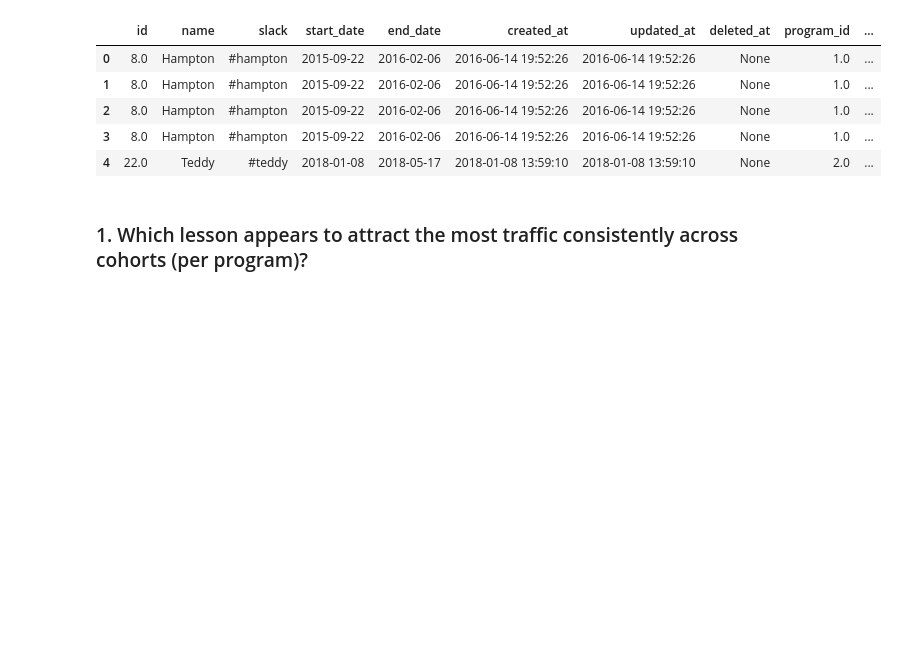
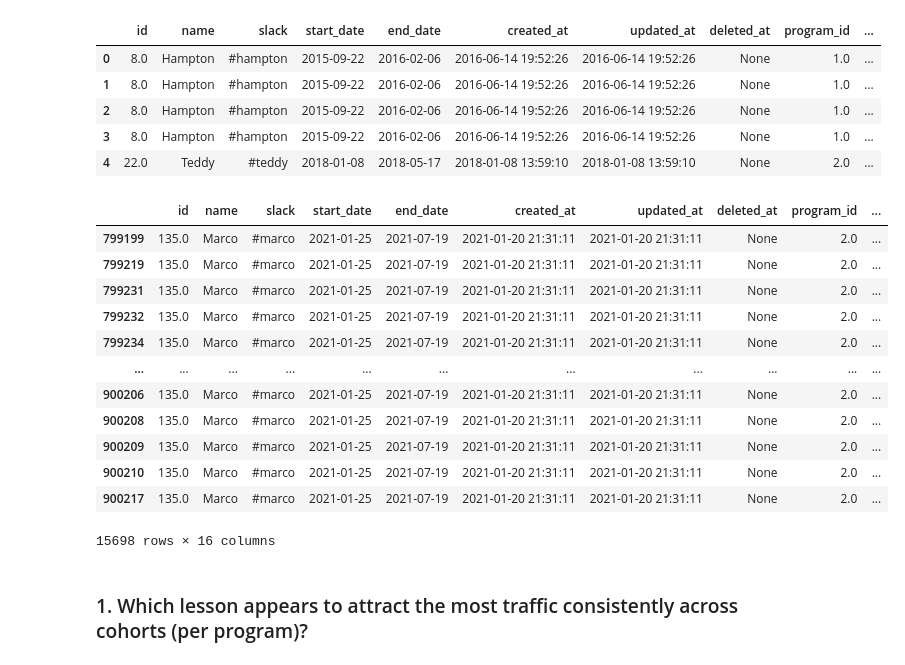
Before and after one commit to Anomaly-Detection-Group/anomaly_detection_project, a Jupyter notebook: Victoire/explore_victoire.ipynb, the cells around one changed output. Drawn from its saved outputs; the diff is of its cells as text; code cells hidden in the pictures; blank space fills up the shorter version.

```diff
--- a/Victoire/explore_victoire.ipynb
+++ b/Victoire/explore_victoire.ipynb
@@ -26,6 +26,22 @@ codeup.head()
 | 2 | 8.0 | Hampton | #hampton | 2015-09-22 | 2016-02-06 | 2016-06-14 19:52:26 | 2016-06-14 19:52:26 | None | 1.0 | ... |
 | 3 | 8.0 | Hampton | #hampton | 2015-09-22 | 2016-02-06 | 2016-06-14 19:52:26 | 2016-06-14 19:52:26 | None | 1.0 | ... |
 | 4 | 22.0 | Teddy | #teddy | 2018-01-08 | 2018-05-17 | 2018-01-08 13:59:10 | 2018-01-08 13:59:10 | None | 2.0 | ... |
+# %%
+codeup[codeup.id == 135]
+# %% [output]
+|  | id | name | slack | start_date | end_date | created_at | updated_at | deleted_at | program_id | ... |
+| 799199 | 135.0 | Marco | #marco | 2021-01-25 | 2021-07-19 | 2021-01-20 21:31:11 | 2021-01-20 21:31:11 | None | 2.0 | ... |
+| 799219 | 135.0 | Marco | #marco | 2021-01-25 | 2021-07-19 | 2021-01-20 21:31:11 | 2021-01-20 21:31:11 | None | 2.0 | ... |
+| 799231 | 135.0 | Marco | #marco | 2021-01-25 | 2021-07-19 | 2021-01-20 21:31:11 | 2021-01-20 21:31:11 | None | 2.0 | ... |
+| 799232 | 135.0 | Marco | #marco | 2021-01-25 | 2021-07-19 | 2021-01-20 21:31:11 | 2021-01-20 21:31:11 | None | 2.0 | ... |
+| 799234 | 135.0 | Marco | #marco | 2021-01-25 | 2021-07-19 | 2021-01-20 21:31:11 | 2021-01-20 21:31:11 | None | 2.0 | ... |
+| ... | ... | ... | ... | ... | ... | ... | ... | ... | ... | ... |
+| 900206 | 135.0 | Marco | #marco | 2021-01-25 | 2021-07-19 | 2021-01-20 21:31:11 | 2021-01-20 21:31:11 | None | 2.0 | ... |
+| 900208 | 135.0 | Marco | #marco | 2021-01-25 | 2021-07-19 | 2021-01-20 21:31:11 | 2021-01-20 21:31:11 | None | 2.0 | ... |
+| 900209 | 135.0 | Marco | #marco | 2021-01-25 | 2021-07-19 | 2021-01-20 21:31:11 | 2021-01-20 21:31:11 | None | 2.0 | ... |
+| 900210 | 135.0 | Marco | #marco | 2021-01-25 | 2021-07-19 | 2021-01-20 21:31:11 | 2021-01-20 21:31:11 | None | 2.0 | ... |
+| 900217 | 135.0 | Marco | #marco | 2021-01-25 | 2021-07-19 | 2021-01-20 21:31:11 | 2021-01-20 21:31:11 | None | 2.0 | ... |
+15698 rows × 16 columns
 # %% [markdown]
 ### 1. Which lesson appears to attract the most traffic consistently across cohorts (per program)?
 # %%
```
Also changed, not shown: 3 other files.
